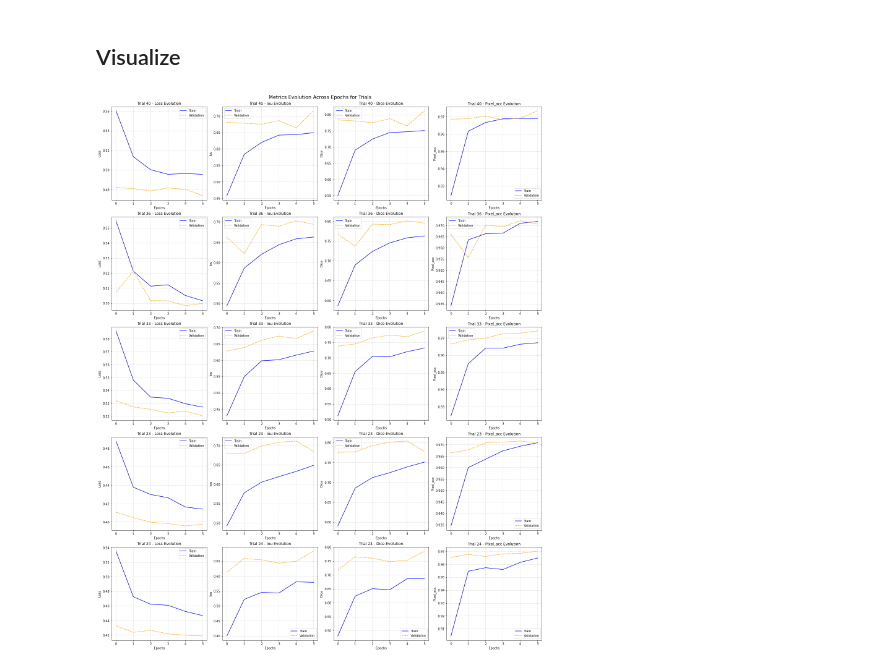
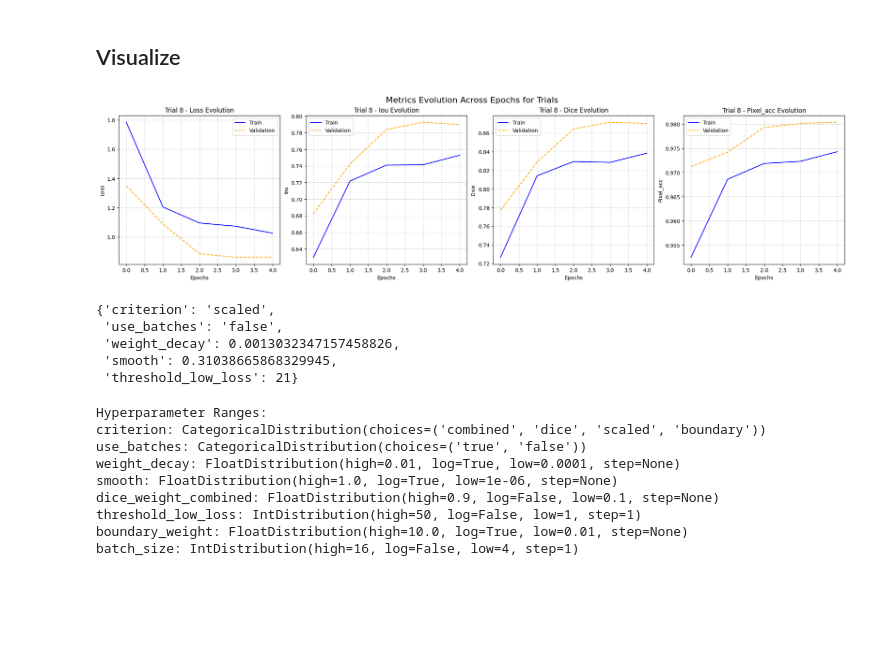
Before and after one commit to TheFourthKaramazov/Huron-Tissue-Segment, a Jupyter notebook: hyperparameter_tuning.ipynb, the cells around one changed output. Cells and saved outputs as stored; diff of their text form; code cells hidden in the pictures; blank space fills up the shorter version.

```diff
--- a/hyperparameter_tuning.ipynb
+++ b/hyperparameter_tuning.ipynb
@@ -444,34 +444,34 @@ def plot_hyp_results(file_name, top_k=None):
     if num_trials == 1:
         axes = [axes]
 
     for i, trial_i in enumerate(included_i):
         if trial_i not in included_i: continue
 
         trial_data = trial_metrics[trial_i]
         train_metrics = trial_data['train']
         val_metrics = trial_data['val']
 
         for j, metric in enumerate(metrics_list):
             ax = axes[i][j]
             ax.plot(train_metrics[metric], label='Train', color='blue', linestyle='-')
             ax.plot(val_metrics[metric], label='Validation', color='orange', linestyle='--')
 
             # Titles and labels
             ax.set_title(f"Trial {trial_i + 1} - {metric.capitalize()} Evolution")
             ax.set_xlabel("Epochs")
             ax.set_ylabel(metric.capitalize())
             ax.legend()
 
             # Grid for better readability
             ax.grid(True, linestyle='--', alpha=0.6)
 
     # Set a main title for the entire figure
     fig.suptitle("Metrics Evolution Across Epochs for Trials", fontsize=16)
     plt.show()
 
 # Example usage
-file_name = "hyp_results_2024-11-24_23-27-36.pkl"
-plot_hyp_results(file_name, top_k=5)
+file_name = "hyp_tuning_studies/final_hyp_results_2024-11-25_22-03-54.pkl"
+plot_hyp_results(file_name, top_k=1)
 # %% [output]
-[figure, old version]
+[figure, new version]
 # %%
@@ -480 +482,32 @@ with open(file_name, 'rb') as f:
     hyp_results_ = pickle.load(f)
+# %%
+study.best_params
+# %% [output]
+{'criterion': 'scaled',
+ 'use_batches': 'false',
+ 'weight_decay': 0.0013032347157458826,
+ 'smooth': 0.31038665868329945,
+ 'threshold_low_loss': 21}
+# %%
+study = hyp_results_["study"]
+
+# print the range of hyperparameters
+params = {}
+print("Hyperparameter Ranges:")
+for trial in study.trials:
+    for param_name, param_value in trial.distributions.items():
+        if param_name not in params:
+            params[param_name] = param_value
+
+for param_name, param_values in params.items():
+    print(f"{param_name}: {param_values}")
+# %% [output]
+Hyperparameter Ranges:
+criterion: CategoricalDistribution(choices=('combined', 'dice', 'scaled', 'boundary'))
+use_batches: CategoricalDistribution(choices=('true', 'false'))
+weight_decay: FloatDistribution(high=0.01, log=True, low=0.0001, step=None)
+smooth: FloatDistribution(high=1.0, log=True, low=1e-06, step=None)
+dice_weight_combined: FloatDistribution(high=0.9, log=False, low=0.1, step=None)
+threshold_low_loss: IntDistribution(high=50, log=False, low=1, step=1)
+boundary_weight: FloatDistribution(high=10.0, log=True, low=0.01, step=None)
+batch_size: IntDistribution(high=16, log=False, low=4, step=1)
```
Also changed, not shown: parts of 2 cells of this notebook.
